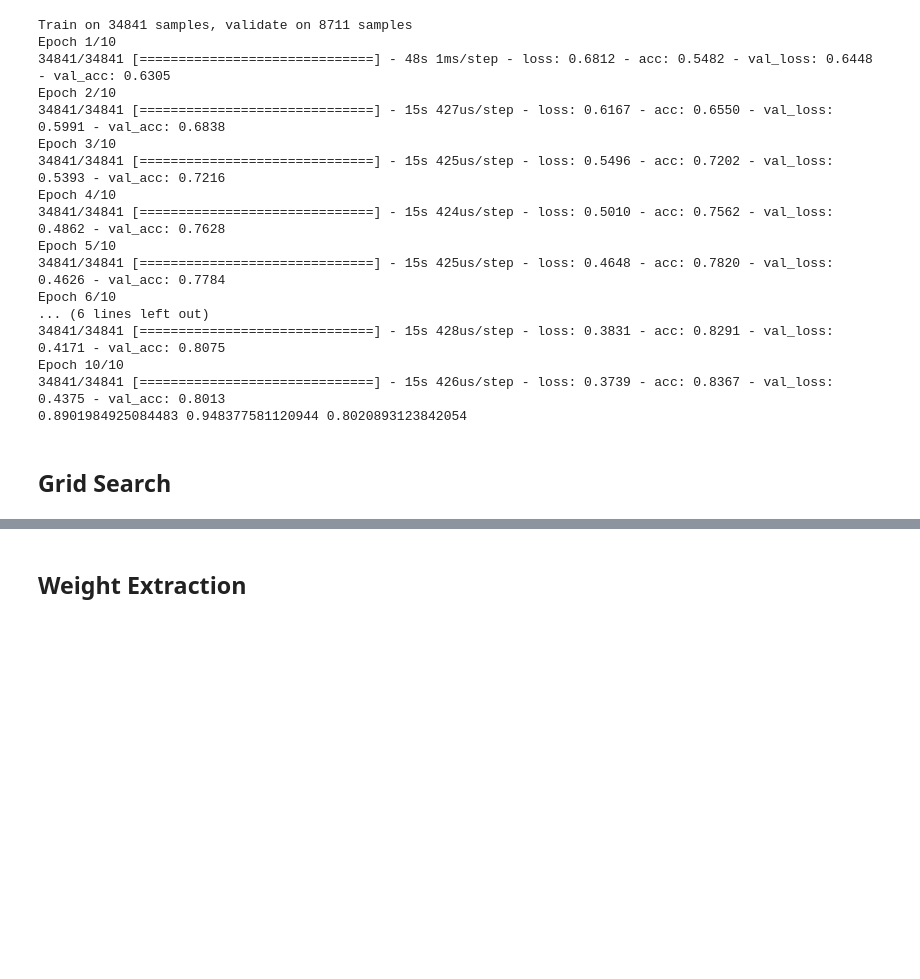
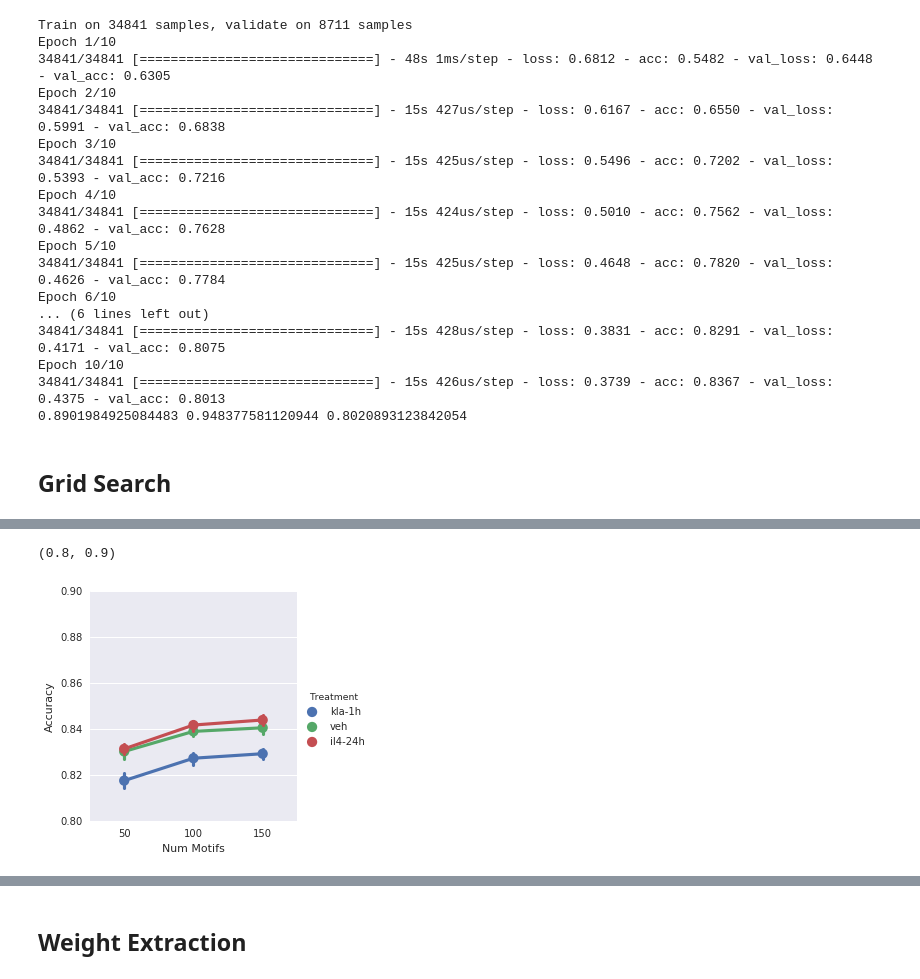
Before and after one commit to jenhantao/genomic_grammar, a Jupyter notebook: Attention Only Analysis.ipynb, the cells around one changed output, grey strips where cells are left out. Saved outputs shown, nothing was run; the diff lists cells and outputs as text; code cells hidden in the pictures; blank space fills up the shorter version.

```diff
--- a/Attention Only Analysis.ipynb
+++ b/Attention Only Analysis.ipynb
@@ -624,5 +658,5 @@ Epoch 1/20
 # %%
-frame = pd.DataFrame({'aucROC':all_rocs,
+performance_frame = pd.DataFrame({'aucROC':all_rocs,
                       'Accuracy':all_accuracies,
                       'Pool Size':poolSize_list,
                       'Precision':all_precisions,
@@ -645,0 +709,6 @@ frame = pd.DataFrame({'aucROC':all_rocs,
+# %%
+sns.factorplot(data = performance_frame, x = 'Num Motifs', y='Accuracy', hue = 'Treatment')
+plt.ylim(0.8,0.9)
+# %% [output]
+(0.8, 0.9)
+[figure, added]
```
Also changed, not shown: parts of 14 cells of this notebook.
